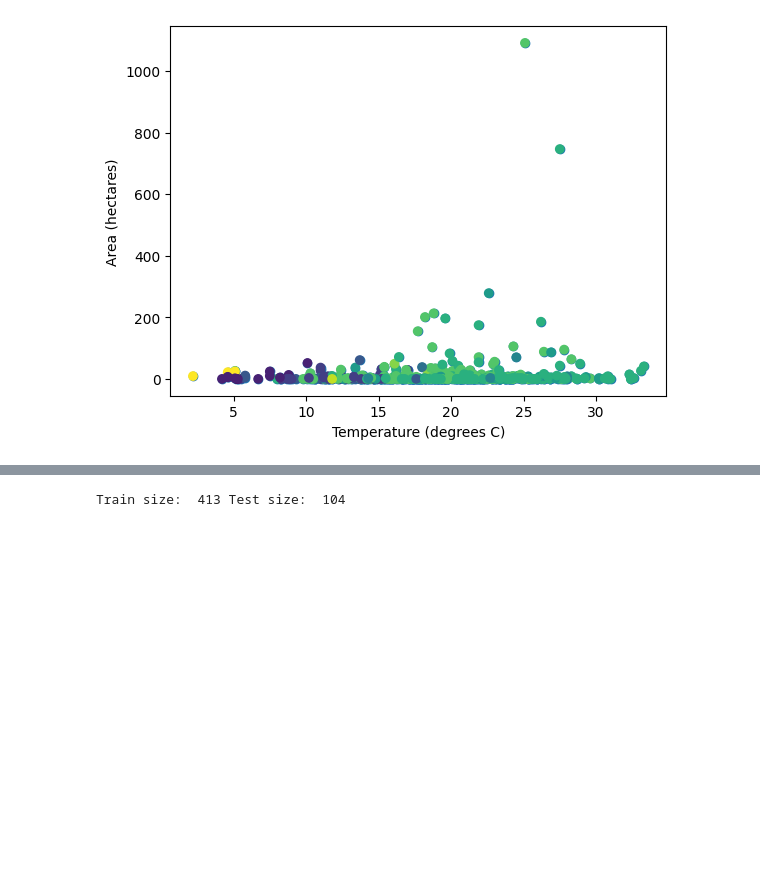
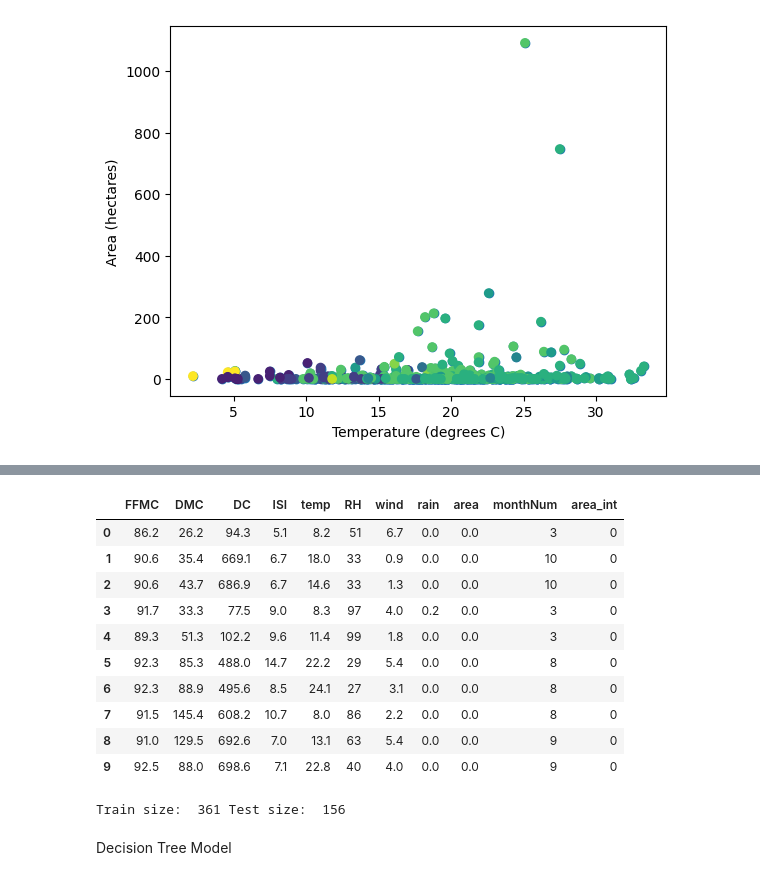
Before and after one commit to krh5284/capstone, a Jupyter notebook: forest_fire_model.ipynb, the cells around one changed output, grey strips where cells are left out. Saved outputs shown, nothing was run; the diff lists cells and outputs as text; code cells hidden in the pictures; blank space fills up the shorter version.

Commit message:
tree models, SVC, NN, Ada

```diff
--- a/forest_fire_model.ipynb
+++ b/forest_fire_model.ipynb
@@ -223,8 +234,27 @@ plt.show()
+# %%
+#converting area to area_int as this is both simple and will work for the model
+
+df['area_int'] = df['area'].astype({"area": int})
+df.head(10)
+# %% [output]
+|  | FFMC | DMC | DC | ISI | temp | RH | wind | rain | area | monthNum | area_int |
+| 0 | 86.2 | 26.2 | 94.3 | 5.1 | 8.2 | 51 | 6.7 | 0.0 | 0.0 | 3 | 0 |
+| 1 | 90.6 | 35.4 | 669.1 | 6.7 | 18.0 | 33 | 0.9 | 0.0 | 0.0 | 10 | 0 |
+| 2 | 90.6 | 43.7 | 686.9 | 6.7 | 14.6 | 33 | 1.3 | 0.0 | 0.0 | 10 | 0 |
+| 3 | 91.7 | 33.3 | 77.5 | 9.0 | 8.3 | 97 | 4.0 | 0.2 | 0.0 | 3 | 0 |
+| 4 | 89.3 | 51.3 | 102.2 | 9.6 | 11.4 | 99 | 1.8 | 0.0 | 0.0 | 3 | 0 |
+| 5 | 92.3 | 85.3 | 488.0 | 14.7 | 22.2 | 29 | 5.4 | 0.0 | 0.0 | 8 | 0 |
+| 6 | 92.3 | 88.9 | 495.6 | 8.5 | 24.1 | 27 | 3.1 | 0.0 | 0.0 | 8 | 0 |
+| 7 | 91.5 | 145.4 | 608.2 | 10.7 | 8.0 | 86 | 2.2 | 0.0 | 0.0 | 8 | 0 |
+| 8 | 91.0 | 129.5 | 692.6 | 7.0 | 13.1 | 63 | 5.4 | 0.0 | 0.0 | 9 | 0 |
+| 9 | 92.5 | 88.0 | 698.6 | 7.1 | 22.8 | 40 | 4.0 | 0.0 | 0.0 | 9 | 0 |
 # %%
 #split the dataset into train and test sets
 from sklearn.model_selection import train_test_split
 
-train_set, test_set = train_test_split(df,test_size=0.2, random_state=123)
+train_set, test_set = train_test_split(df,test_size=0.3, random_state=123)
 print('Train size: ', len(train_set), 'Test size: ', len(test_set))
 # %% [output]
-Train size:  413 Test size:  104
+Train size:  361 Test size:  156
+# %% [markdown]
+Decision Tree Model
```
Also changed, not shown: parts of 12 cells of this notebook.
